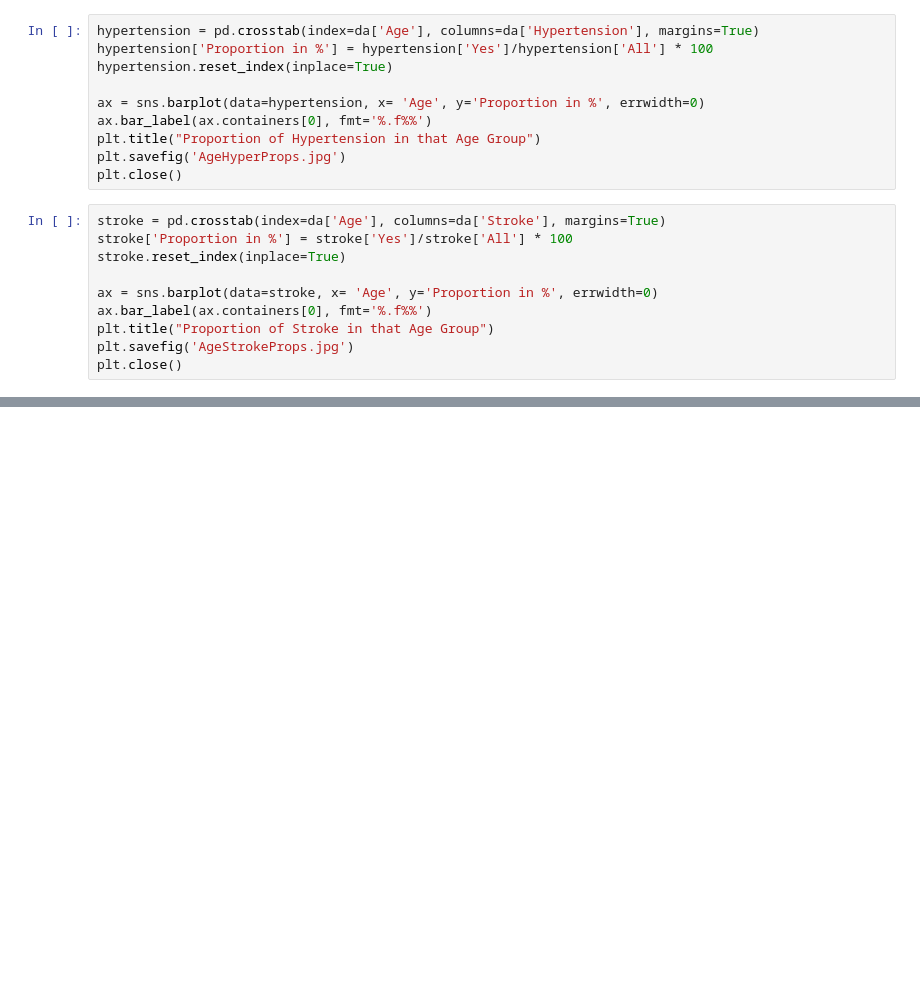
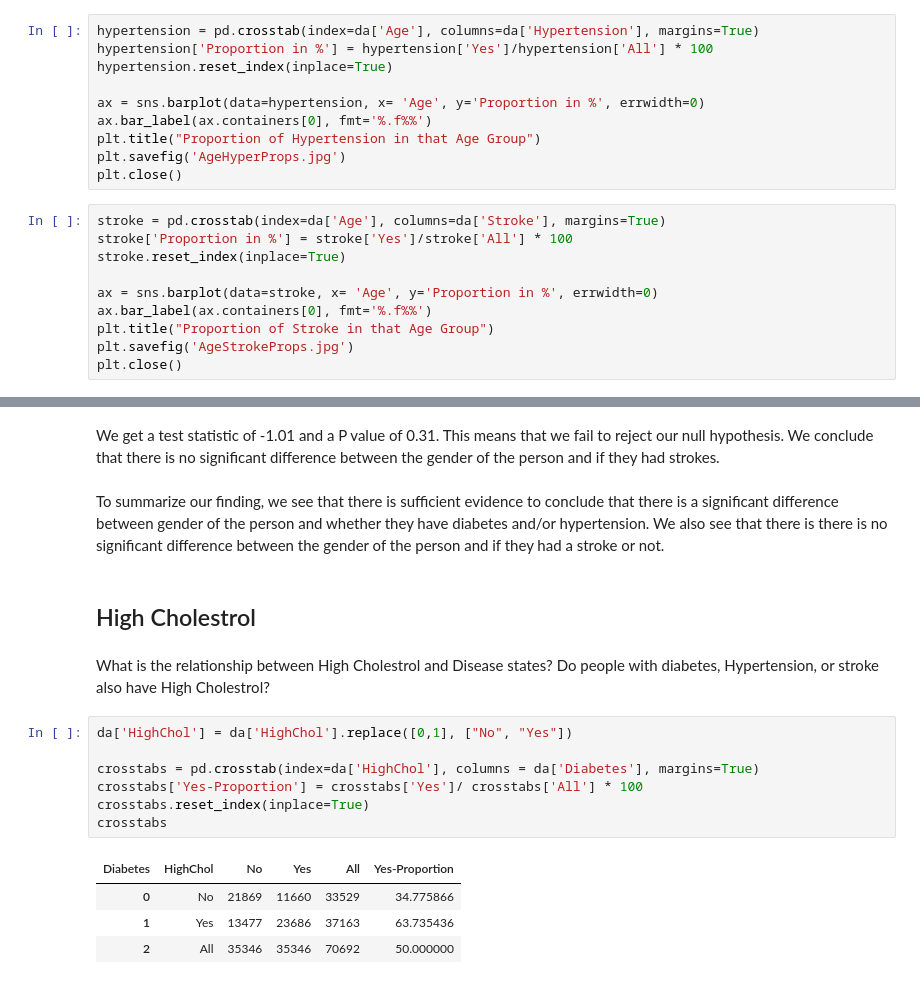
Before and after one commit to mz123analysis/Health-Analysis, a Jupyter notebook: Analysis/Analysis of our Heath Data.ipynb, the cells around one changed output, grey strips where cells are left out. Saved outputs shown, nothing was run; the diff lists cells and outputs as text; blank space fills up the shorter version.

```diff
--- a/Analysis/Untitled-1.ipynb
+++ b/Analysis/Analysis of our Heath Data.ipynb
@@ -138,0 +210,21 @@ As we can see, as the people get older, both diabetes, hypertension, stroke incr
+# %% [markdown]
+We get a test statistic of -1.01 and a P value of 0.31. This means that we fail to reject our null hypothesis. We conclude that there is no significant difference between the gender of the person and if they had strokes.
+# %% [markdown]
+To summarize our finding, we see that there is sufficient evidence to conclude that there is a significant difference between gender of the person and whether they have diabetes and/or hypertension. We also see that there is there is no significant difference between the gender of the person and if they had a stroke or not.
+# %% [markdown]
+## High Cholestrol
+# %% [markdown]
+What is the relationship between High Cholestrol and Disease states?
+Do people with diabetes, Hypertension, or stroke also have High Cholestrol?
+# %%
+da['HighChol'] = da['HighChol'].replace([0,1], ["No", "Yes"])
+
+crosstabs = pd.crosstab(index=da['HighChol'], columns = da['Diabetes'], margins=True)
+crosstabs['Yes-Proportion'] = crosstabs['Yes']/ crosstabs['All'] * 100
+crosstabs.reset_index(inplace=True)
+crosstabs
+# %% [output]
+| Diabetes | HighChol | No | Yes | All | Yes-Proportion |
+| 0 | No | 21869 | 11660 | 33529 | 34.775866 |
+| 1 | Yes | 13477 | 23686 | 37163 | 63.735436 |
+| 2 | All | 35346 | 35346 | 70692 | 50.000000 |
```
Also changed, not shown: parts of 31 cells of this notebook, 6 other files.
